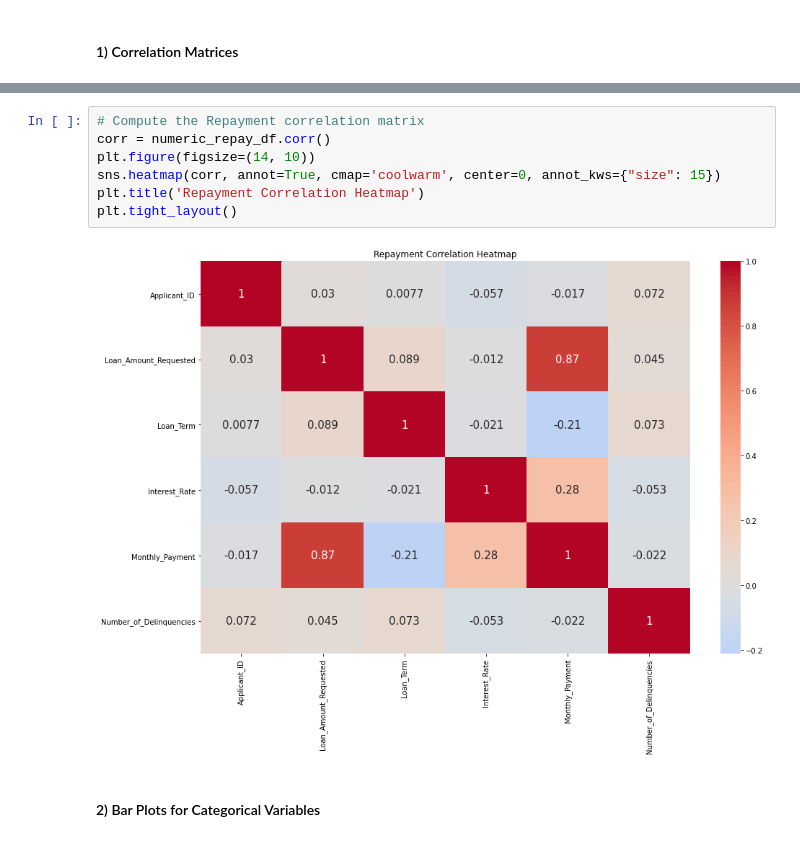
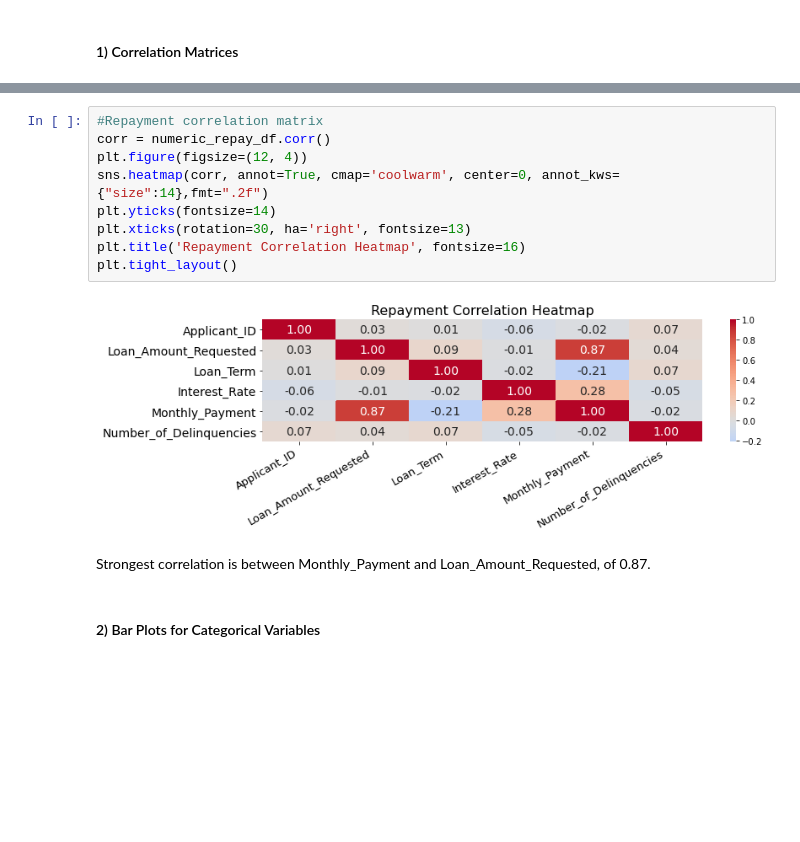
Before and after one commit to nicktok/AFIN3010, a Jupyter notebook: AFIN3010 Report.ipynb, the cells around one changed output, grey strips where cells are left out. Cells and saved outputs as stored; diff of their text form; blank space fills up the shorter version.

```diff
--- a/AFIN3010 Report.ipynb
+++ b/AFIN3010 Report.ipynb
@@ -384,12 +394,16 @@ Correlation Matrix - Repaymet Data (Numeric Variables)
 # %%
-# Compute the Repayment correlation matrix
+#Repayment correlation matrix
 corr = numeric_repay_df.corr()
-plt.figure(figsize=(14, 10))
-sns.heatmap(corr, annot=True, cmap='coolwarm', center=0, annot_kws={"size": 15})
-plt.title('Repayment Correlation Heatmap')
+plt.figure(figsize=(12, 4))
+sns.heatmap(corr, annot=True, cmap='coolwarm', center=0, annot_kws={"size":14},fmt=".2f")
+plt.yticks(fontsize=14)
+plt.xticks(rotation=30, ha='right', fontsize=13)
+plt.title('Repayment Correlation Heatmap', fontsize=16)
 plt.tight_layout()
 # %% [output]
-[figure, old version]
+[figure, new version]
+# %% [markdown]
+Strongest correlation is between Monthly_Payment and Loan_Amount_Requested, of 0.87.
 # %% [markdown]
 #### 2) Bar Plots for Categorical Variables
 # %%
```
Also changed, not shown: parts of 41 cells of this notebook, 11 other files.
